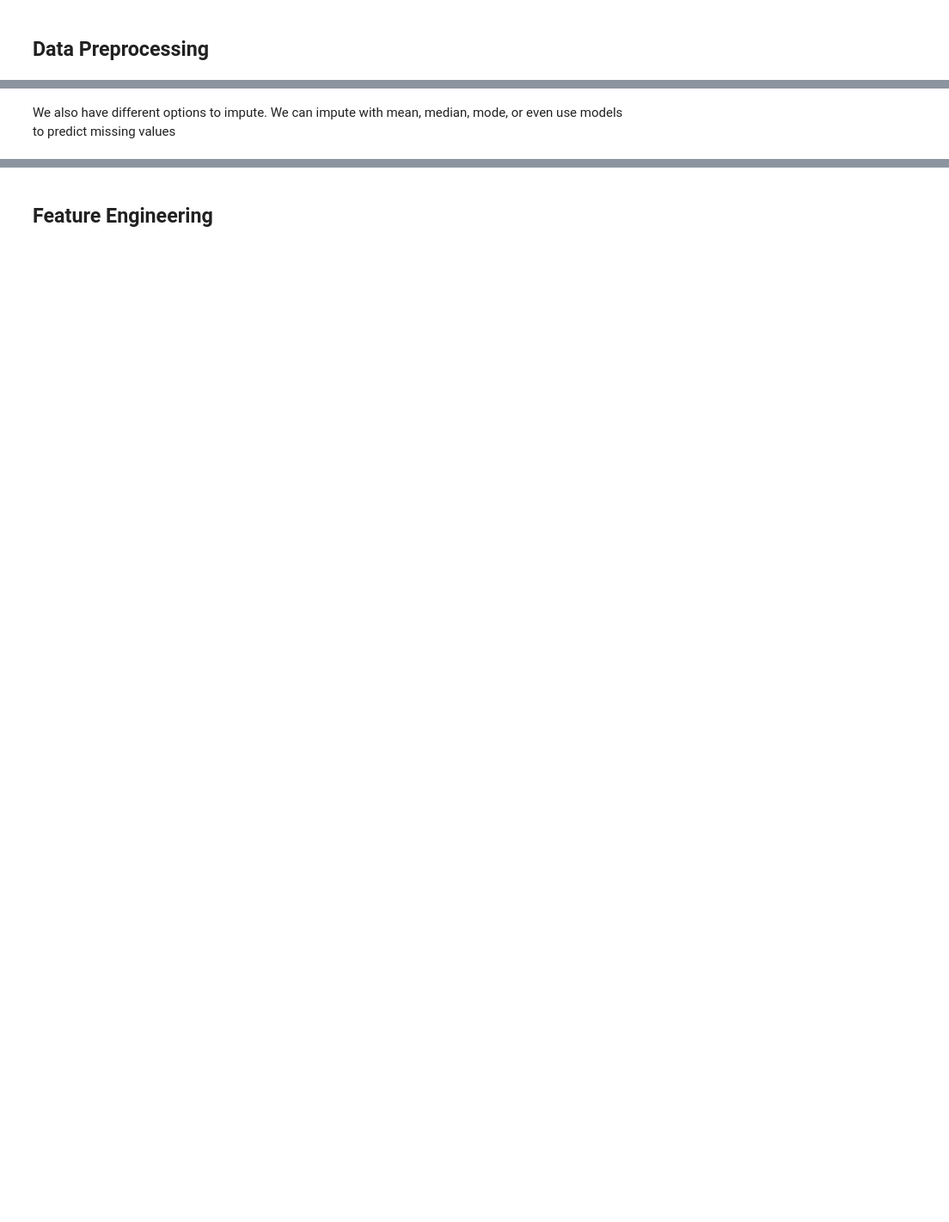
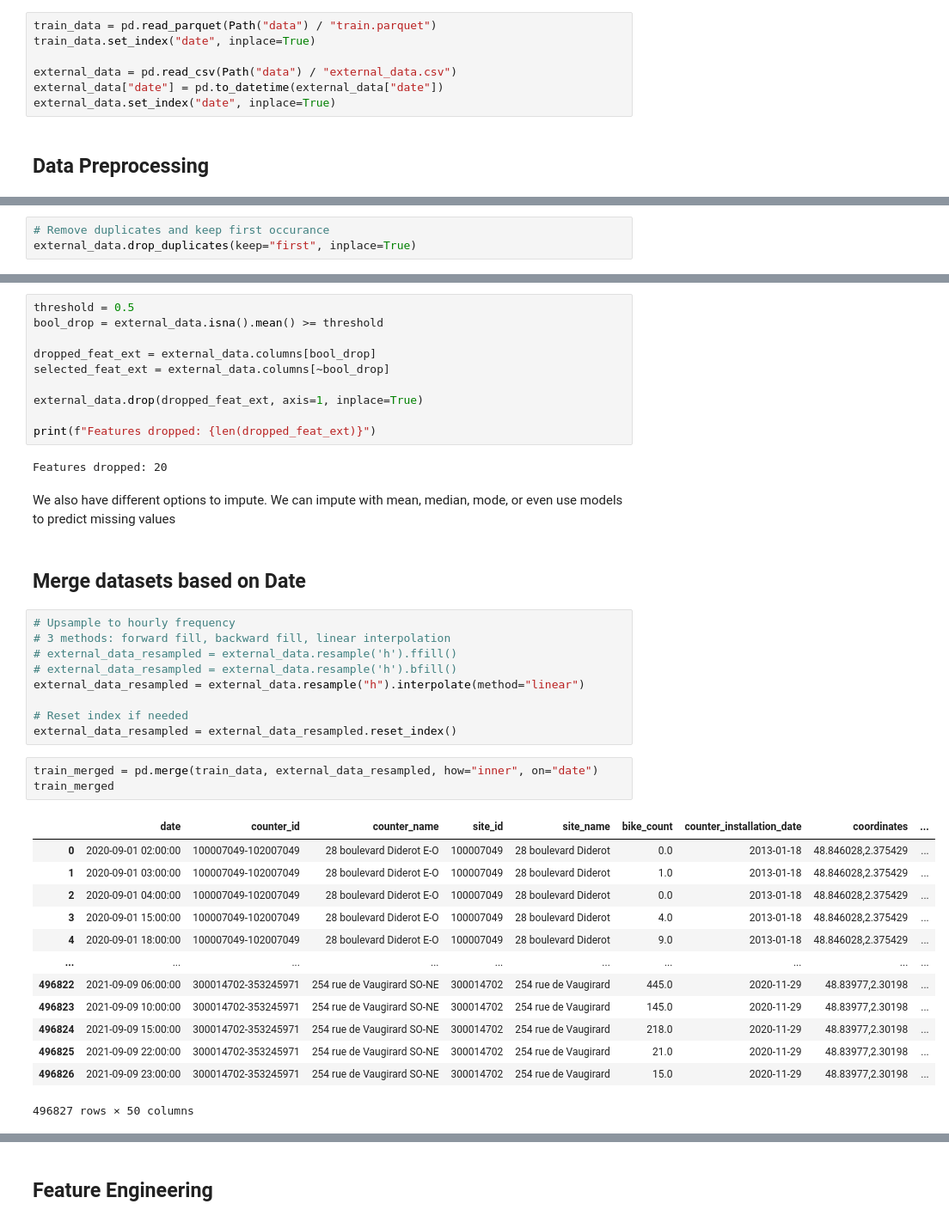
Before and after one commit to rafafvs/python_project, a Jupyter notebook: pre_processing.ipynb, the cells around one changed output, grey strips where cells are left out. Shown at 86% size. Drawn from its saved outputs; the diff is of its cells as text; blank space fills up the shorter version.

Commit message:
defined the date encoder function and submitted 2nd attempt

```diff
--- a/pre_processing.ipynb
+++ b/pre_processing.ipynb
@@ -31,3 +36,10 @@ df
+# %%
+train_data = pd.read_parquet(Path("data") / "train.parquet")
+train_data.set_index("date", inplace=True)
+
+external_data = pd.read_csv(Path("data") / "external_data.csv")
+external_data["date"] = pd.to_datetime(external_data["date"])
+external_data.set_index("date", inplace=True)
 # %% [markdown]
 ## Data Preprocessing
 # %% [markdown]
@@ -42,2 +48,5 @@ np.int64(0)
+# %%
+# Remove duplicates and keep first occurance
+external_data.drop_duplicates(keep="first", inplace=True)
 # %% [markdown]
 ### Handling Missing Values
@@ -71,2 +56,42 @@ df.shape
+# %%
+threshold = 0.5
+bool_drop = external_data.isna().mean() >= threshold
+
+dropped_feat_ext = external_data.columns[bool_drop]
+selected_feat_ext = external_data.columns[~bool_drop]
+
+external_data.drop(dropped_feat_ext, axis=1, inplace=True)
+
+print(f"Features dropped: {len(dropped_feat_ext)}")
+# %% [output]
+Features dropped: 20
 # %% [markdown]
 We also have different options to impute. We can impute with mean, median, mode, or even use models to predict missing values
+# %% [markdown]
+## Merge datasets based on Date
+# %%
+# Upsample to hourly frequency
+# 3 methods: forward fill, backward fill, linear interpolation
+# external_data_resampled = external_data.resample('h').ffill()
+# external_data_resampled = external_data.resample('h').bfill()
+external_data_resampled = external_data.resample("h").interpolate(method="linear")
+
+# Reset index if needed
+external_data_resampled = external_data_resampled.reset_index()
+# %%
+train_merged = pd.merge(train_data, external_data_resampled, how="inner", on="date")
+train_merged
+# %% [output]
+|  | date | counter_id | counter_name | site_id | site_name | bike_count | counter_installation_date | coordinates | ... |
+| 0 | 2020-09-01 02:00:00 | 100007049-102007049 | 28 boulevard Diderot E-O | 100007049 | 28 boulevard Diderot | 0.0 | 2013-01-18 | 48.846028,2.375429 | ... |
+| 1 | 2020-09-01 03:00:00 | 100007049-102007049 | 28 boulevard Diderot E-O | 100007049 | 28 boulevard Diderot | 1.0 | 2013-01-18 | 48.846028,2.375429 | ... |
+| 2 | 2020-09-01 04:00:00 | 100007049-102007049 | 28 boulevard Diderot E-O | 100007049 | 28 boulevard Diderot | 0.0 | 2013-01-18 | 48.846028,2.375429 | ... |
+| 3 | 2020-09-01 15:00:00 | 100007049-102007049 | 28 boulevard Diderot E-O | 100007049 | 28 boulevard Diderot | 4.0 | 2013-01-18 | 48.846028,2.375429 | ... |
+| 4 | 2020-09-01 18:00:00 | 100007049-102007049 | 28 boulevard Diderot E-O | 100007049 | 28 boulevard Diderot | 9.0 | 2013-01-18 | 48.846028,2.375429 | ... |
+| ... | ... | ... | ... | ... | ... | ... | ... | ... | ... |
+| 496822 | 2021-09-09 06:00:00 | 300014702-353245971 | 254 rue de Vaugirard SO-NE | 300014702 | 254 rue de Vaugirard | 445.0 | 2020-11-29 | 48.83977,2.30198 | ... |
+| 496823 | 2021-09-09 10:00:00 | 300014702-353245971 | 254 rue de Vaugirard SO-NE | 300014702 | 254 rue de Vaugirard | 145.0 | 2020-11-29 | 48.83977,2.30198 | ... |
+| 496824 | 2021-09-09 15:00:00 | 300014702-353245971 | 254 rue de Vaugirard SO-NE | 300014702 | 254 rue de Vaugirard | 218.0 | 2020-11-29 | 48.83977,2.30198 | ... |
+| 496825 | 2021-09-09 22:00:00 | 300014702-353245971 | 254 rue de Vaugirard SO-NE | 300014702 | 254 rue de Vaugirard | 21.0 | 2020-11-29 | 48.83977,2.30198 | ... |
+| 496826 | 2021-09-09 23:00:00 | 300014702-353245971 | 254 rue de Vaugirard SO-NE | 300014702 | 254 rue de Vaugirard | 15.0 | 2020-11-29 | 48.83977,2.30198 | ... |
+496827 rows × 50 columns
```
Also changed, not shown: parts of 33 cells of this notebook, 1 other file.
